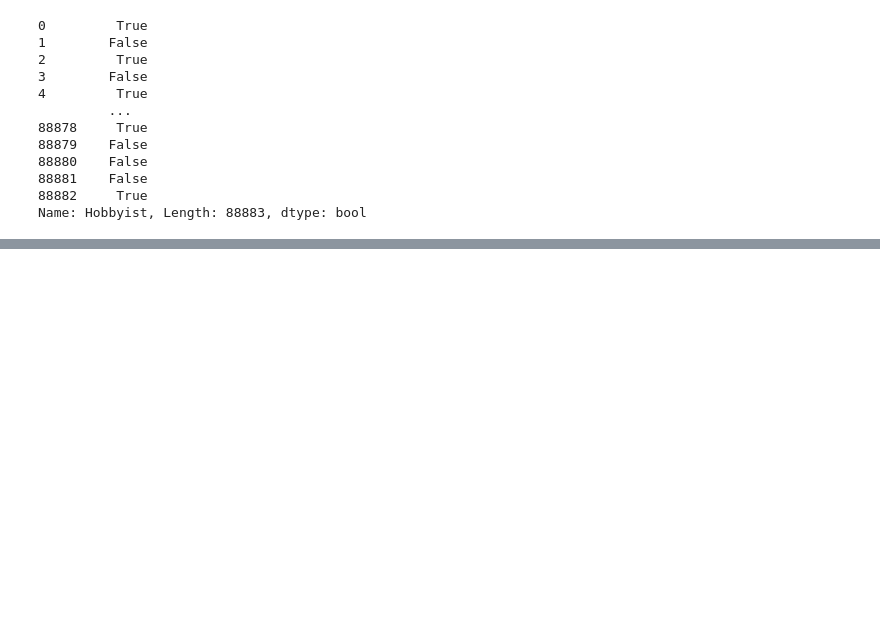
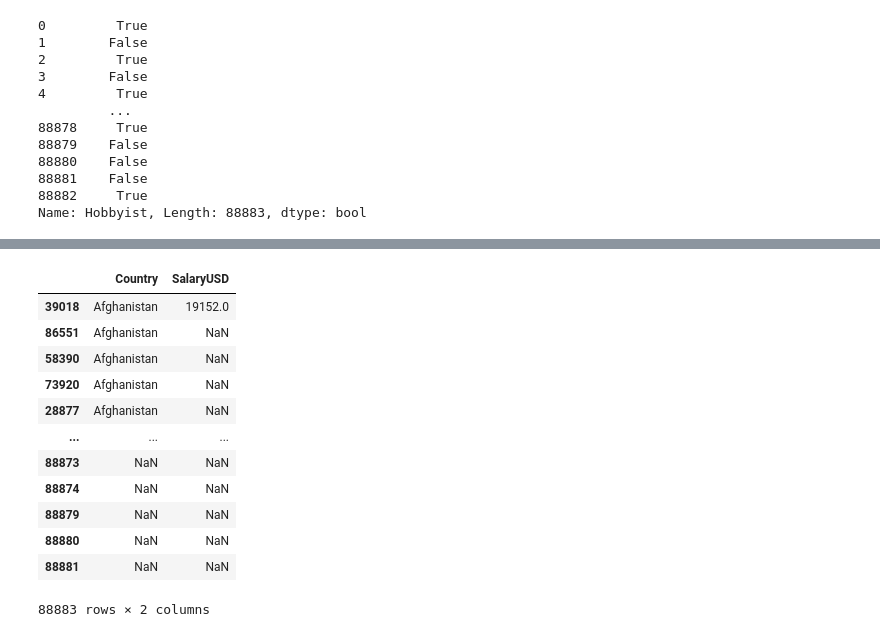
Before and after one commit to guamoshtli/Pandas, a Jupyter notebook: CoreySchafer.ipynb, the cells around one changed output, grey strips where cells are left out. Saved outputs shown, nothing was run; the diff lists cells and outputs as text; code cells hidden in the pictures; blank space fills up the shorter version.

```diff
--- a/CoreySchafer.ipynb
+++ b/CoreySchafer.ipynb
@@ -342,0 +382,16 @@ Name: Hobbyist, Length: 88883, dtype: bool
+# %%
+df[['Country','SalaryUSD']]
+# %% [output]
+|  | Country | SalaryUSD |
+| 39018 | Afghanistan | 19152.0 |
+| 86551 | Afghanistan | NaN |
+| 58390 | Afghanistan | NaN |
+| 73920 | Afghanistan | NaN |
+| 28877 | Afghanistan | NaN |
+| ... | ... | ... |
+| 88873 | NaN | NaN |
+| 88874 | NaN | NaN |
+| 88879 | NaN | NaN |
+| 88880 | NaN | NaN |
+| 88881 | NaN | NaN |
+88883 rows × 2 columns
```
Also changed, not shown: parts of 6 cells of this notebook, 1 other file.
